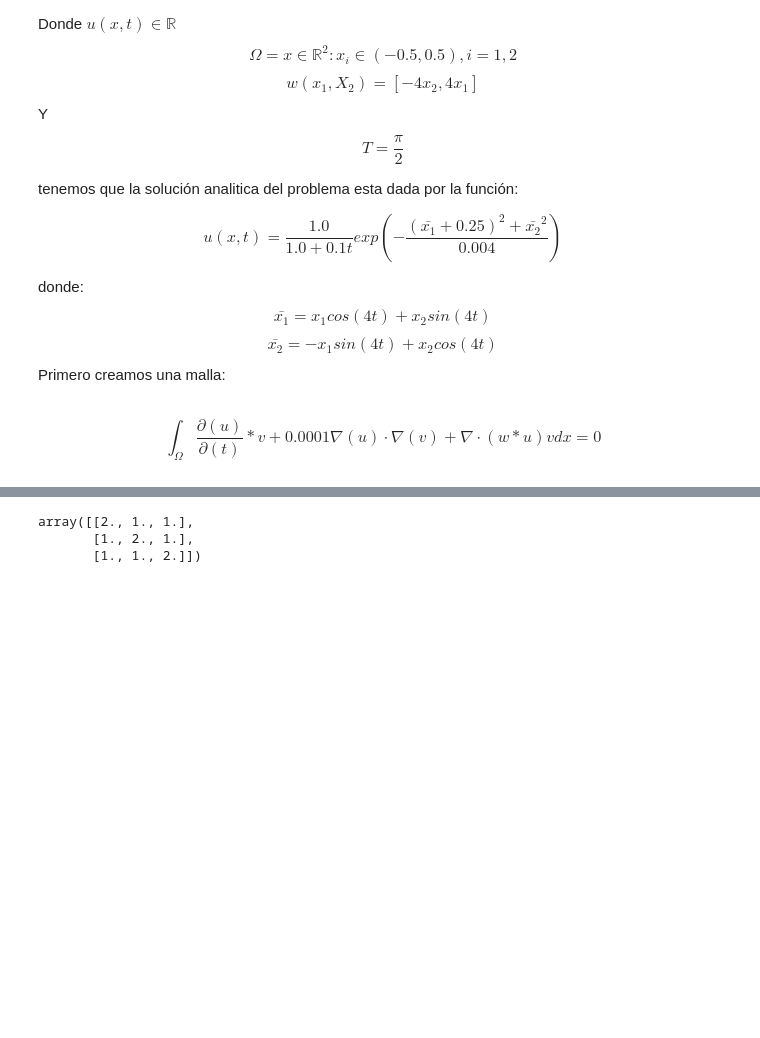
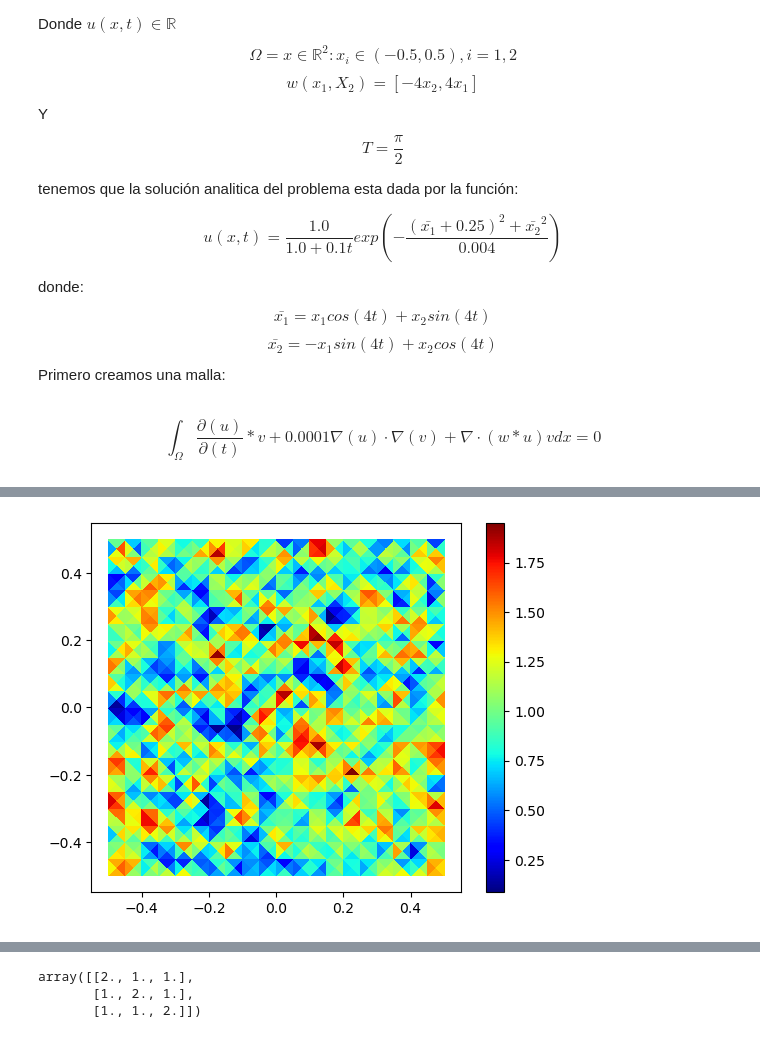
Before and after one commit to Sebastian-gomezC/Exponencial_time_schemes, a Jupyter notebook: difusion_tracendente/difusion_transitoria_homogeneo.ipynb, the cells around one changed output, grey strips where cells are left out. Drawn from its saved outputs; the diff is of its cells as text; code cells hidden in the pictures; blank space fills up the shorter version.

```diff
--- a/difusion_tracendente/difusion_transitoria_homogeneo.ipynb
+++ b/difusion_tracendente/difusion_transitoria_homogeneo.ipynb
@@ -127,0 +244,26 @@ def arnoldi_iteration_3(A, b, n):
+# %%
+from dolfin import *
+from numpy import random
+from fenics import*
+import matplotlib.pyplot as plt
+# Set up dummy data
+nx = ny =20# Número de divisiones en x e y
+mesh = RectangleMesh(Point(-0.5,-0.5),Point(0.5,0.5),nx,ny,"crossed")  # Crea una malla cuadrada unitaria
+V = FunctionSpace(mesh, 'CG', 1)
+u = Function(V)
+u.vector()[:] = 10*random.random(V.dim())
+
+
+# Cell size and timestep
+h = CellDiameter(mesh)
+dt = Constant(0.01)
+
+# Compute the CFL number cell wise
+DG = FunctionSpace(mesh, "DG", 0)
+CFL = project(sqrt(inner(u,u))*dt/h, DG)
+p=plot(CFL)
+p.set_cmap ('jet')
+plt.colorbar(p)
+plt.show()
+# %% [output]
+[figure, added]
```
Also changed, not shown: parts of 11 cells of this notebook, 29 other files.
